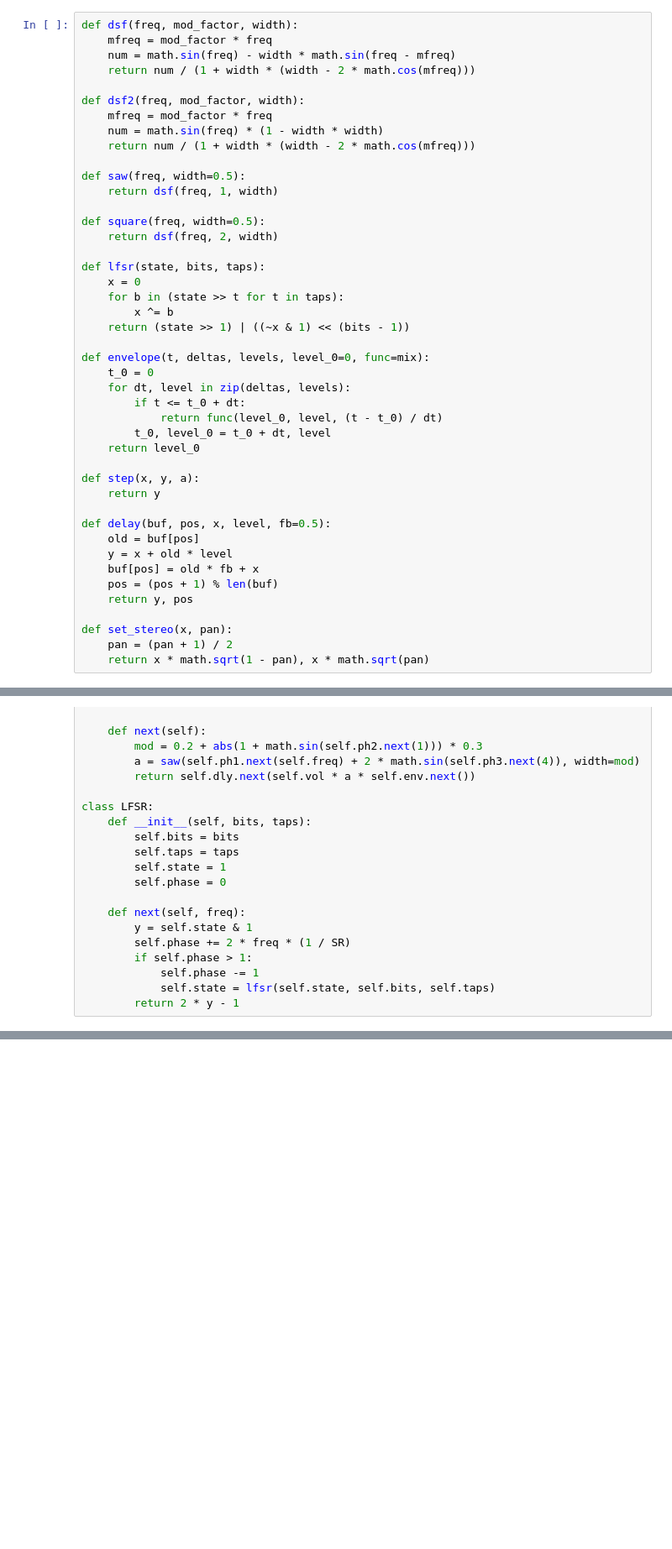
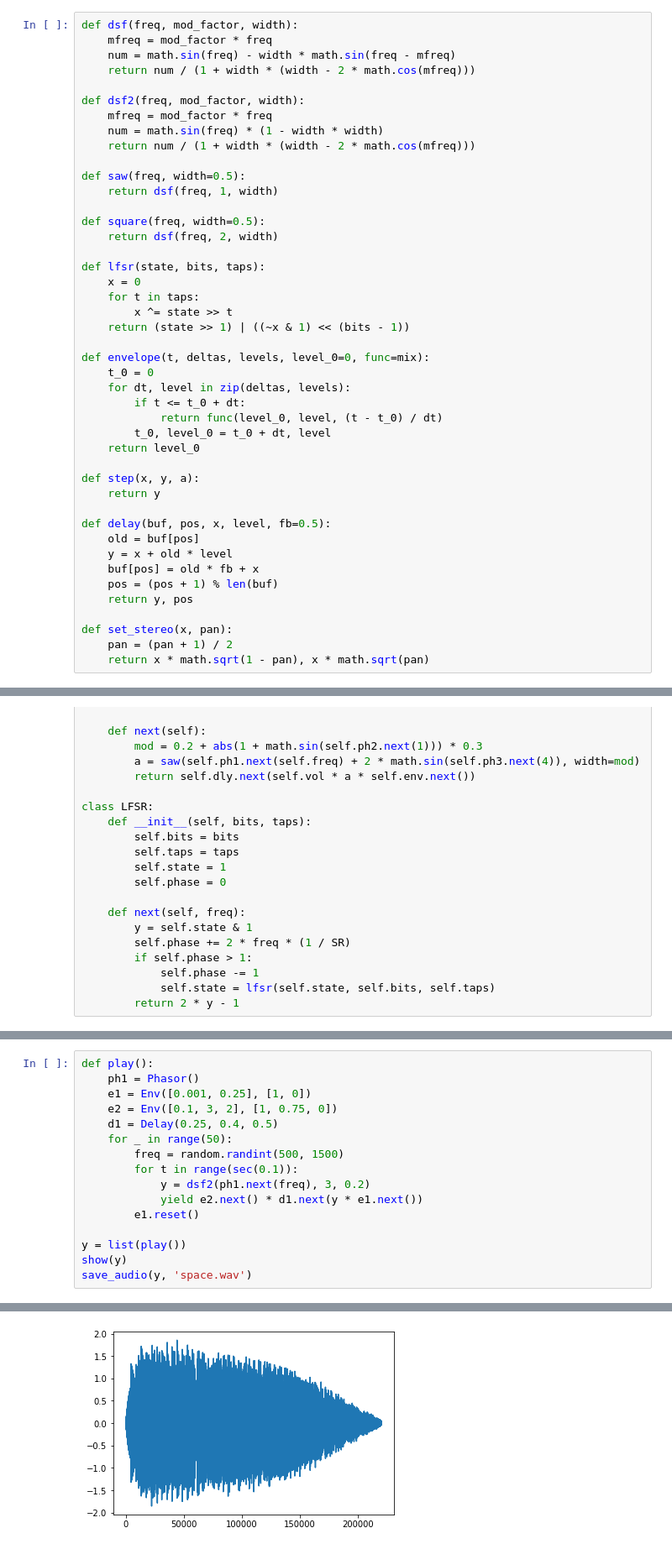
Before and after one commit to true-grue/zvon, a Jupyter notebook: libzvuk.ipynb, the cells around one changed output, grey strips where cells are left out. Shown at 84% size. Saved outputs shown, nothing was run; the diff lists cells and outputs as text; blank space fills up the shorter version.

Commit message:
space, better lfsr code

```diff
--- a/libzvuk.ipynb
+++ b/libzvuk.ipynb
@@ -114,8 +114,8 @@ def square(freq, width=0.5):
 
 def lfsr(state, bits, taps):
     x = 0
-    for b in (state >> t for t in taps):
-        x ^= b
+    for t in taps:
+        x ^= state >> t
     return (state >> 1) | ((~x & 1) << (bits - 1))
 
 def envelope(t, deltas, levels, level_0=0, func=mix):
@@ -296,3 +296,20 @@ save_audio(y, 'bomb.wav')
 0.9999938775510204 -0.999769387755102
 [figure]
 [interactive output not drawn]
+# %%
+def play():
+    ph1 = Phasor()
+    e1 = Env([0.001, 0.25], [1, 0])
+    e2 = Env([0.1, 3, 2], [1, 0.75, 0])
+    d1 = Delay(0.25, 0.4, 0.5)
+    for _ in range(50):
+        freq = random.randint(500, 1500)
+        for t in range(sec(0.1)):
+            y = dsf2(ph1.next(freq), 3, 0.2)
+            yield e2.next() * d1.next(y * e1.next())
+        e1.reset()
+
+y = list(play())
+show(y)
+save_audio(y, 'space.wav')
+# %% [output]
@@ -298,0 +317 @@ save_audio(y, 'bomb.wav')
+[figure, added]
```
Also changed, not shown: parts of 1 cell of this notebook, 2 other files.
